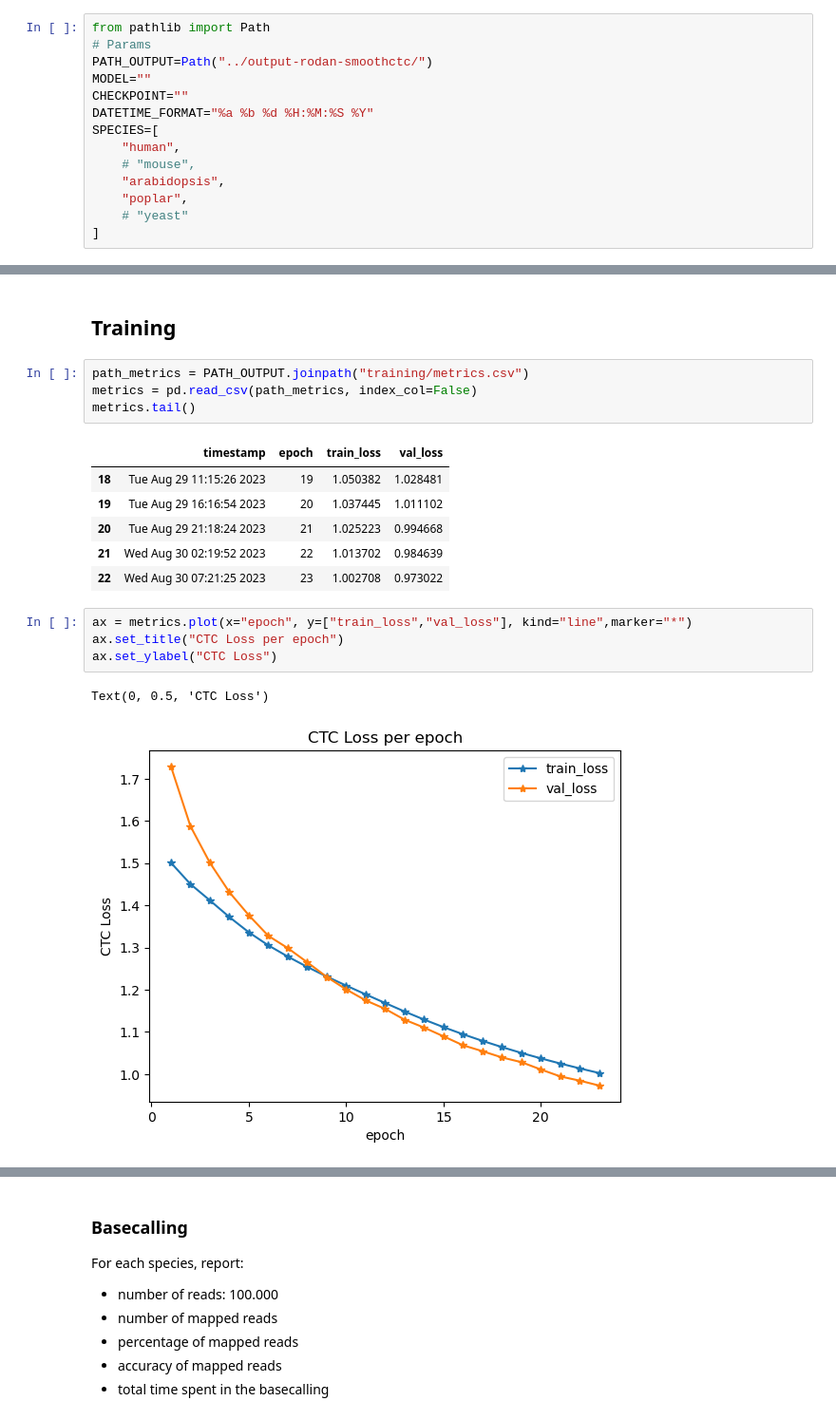
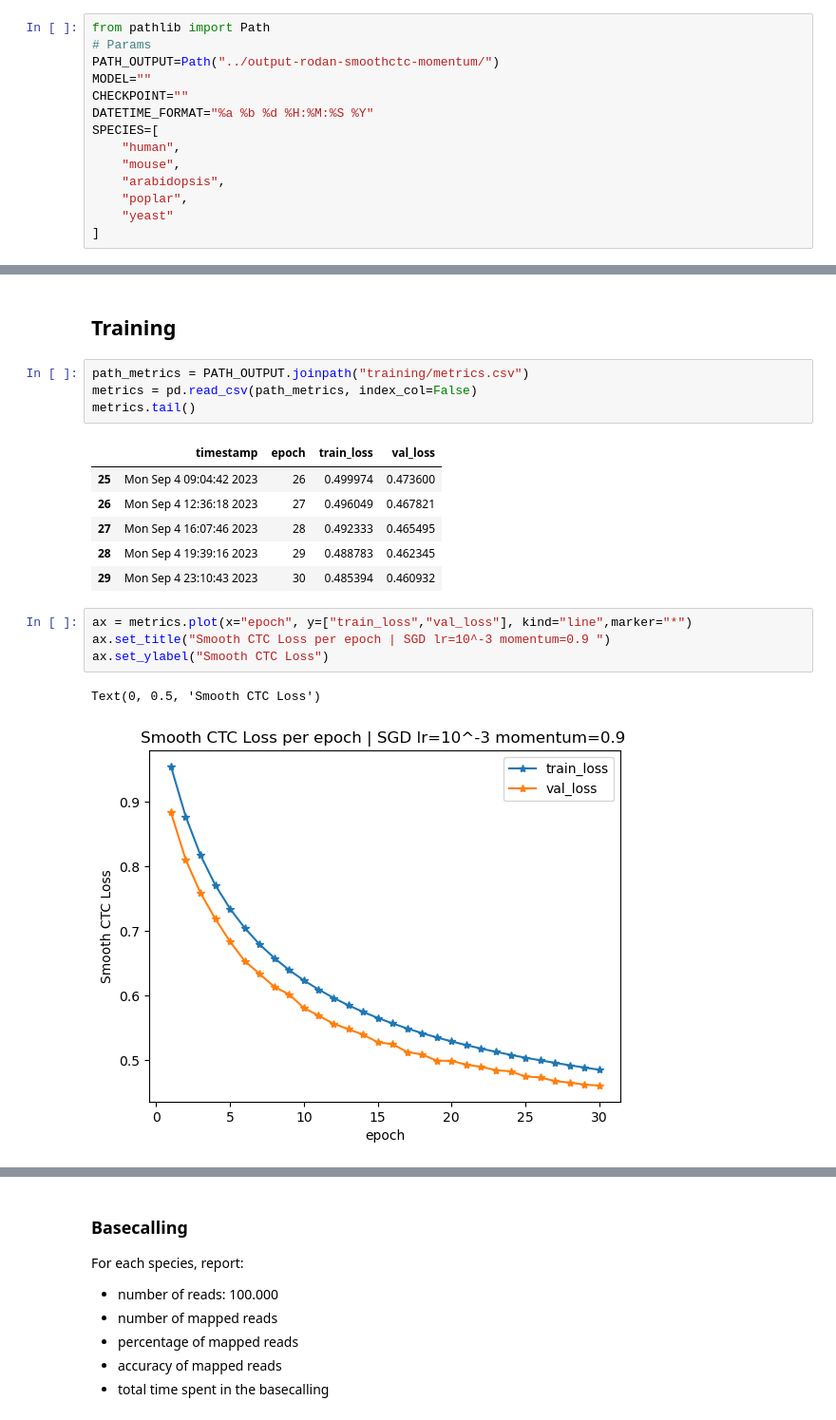
Before and after one commit to jorgeavilacartes/basecalling, a Jupyter notebook: notebooks/plots.ipynb, the cells around one changed output, grey strips where cells are left out. Shown at 95% size. Saved outputs shown, nothing was run; the diff lists cells and outputs as text.

```diff
--- a/notebooks/plots.ipynb
+++ b/notebooks/plots.ipynb
@@ -1,16 +1,16 @@
 # %%
 from pathlib import Path
 # Params
-PATH_OUTPUT=Path("../output-rodan-smoothctc/")
+PATH_OUTPUT=Path("../output-rodan-smoothctc-momentum/")
 MODEL=""
 CHECKPOINT=""
 DATETIME_FORMAT="%a %b %d %H:%M:%S %Y"
 SPECIES=[
     "human",
-    # "mouse",
+    "mouse",
     "arabidopsis",
     "poplar",
-    # "yeast"
+    "yeast"
 ]
 # %%
 import json
@@ -26,18 +26,18 @@ metrics = pd.read_csv(path_metrics, index_col=False)
 metrics.tail()
 # %% [output]
 |  | timestamp | epoch | train_loss | val_loss |
-| 18 | Tue Aug 29 11:15:26 2023 | 19 | 1.050382 | 1.028481 |
-| 19 | Tue Aug 29 16:16:54 2023 | 20 | 1.037445 | 1.011102 |
-| 20 | Tue Aug 29 21:18:24 2023 | 21 | 1.025223 | 0.994668 |
-| 21 | Wed Aug 30 02:19:52 2023 | 22 | 1.013702 | 0.984639 |
-| 22 | Wed Aug 30 07:21:25 2023 | 23 | 1.002708 | 0.973022 |
+| 25 | Mon Sep 4 09:04:42 2023 | 26 | 0.499974 | 0.473600 |
+| 26 | Mon Sep 4 12:36:18 2023 | 27 | 0.496049 | 0.467821 |
+| 27 | Mon Sep 4 16:07:46 2023 | 28 | 0.492333 | 0.465495 |
+| 28 | Mon Sep 4 19:39:16 2023 | 29 | 0.488783 | 0.462345 |
+| 29 | Mon Sep 4 23:10:43 2023 | 30 | 0.485394 | 0.460932 |
 # %%
 ax = metrics.plot(x="epoch", y=["train_loss","val_loss"], kind="line",marker="*")
-ax.set_title("CTC Loss per epoch")
-ax.set_ylabel("CTC Loss")
+ax.set_title("Smooth CTC Loss per epoch | SGD lr=10^-3 momentum=0.9 ")
+ax.set_ylabel("Smooth CTC Loss")
 # %% [output]
-Text(0, 0.5, 'CTC Loss')
+Text(0, 0.5, 'Smooth CTC Loss')
-[figure, old version]
+[figure, new version]
 # %%
 times=metrics["timestamp"]
 str2datetime = lambda t: datetime.datetime.strptime(t,DATETIME_FORMAT)
```
Also changed, not shown: parts of 4 cells of this notebook, 5 other files.
